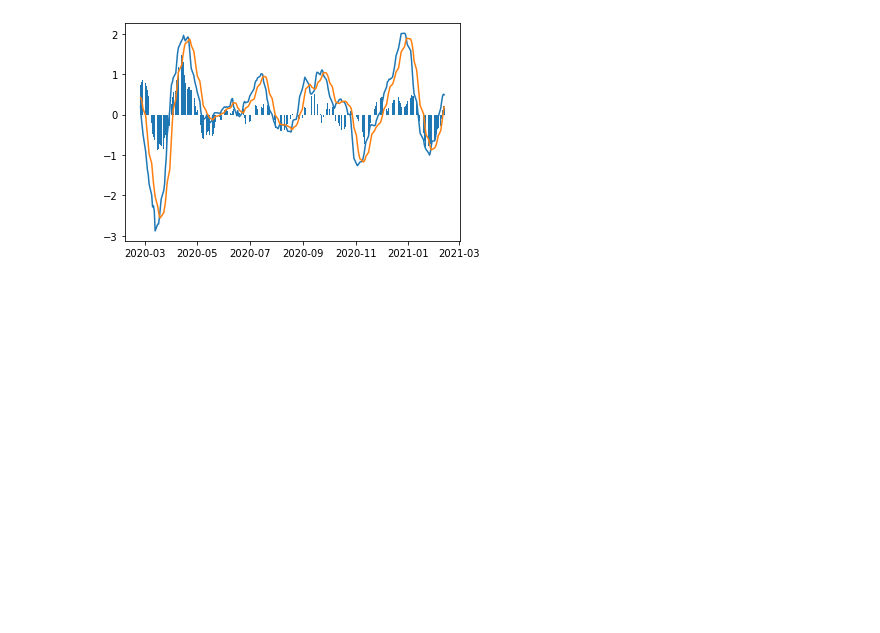
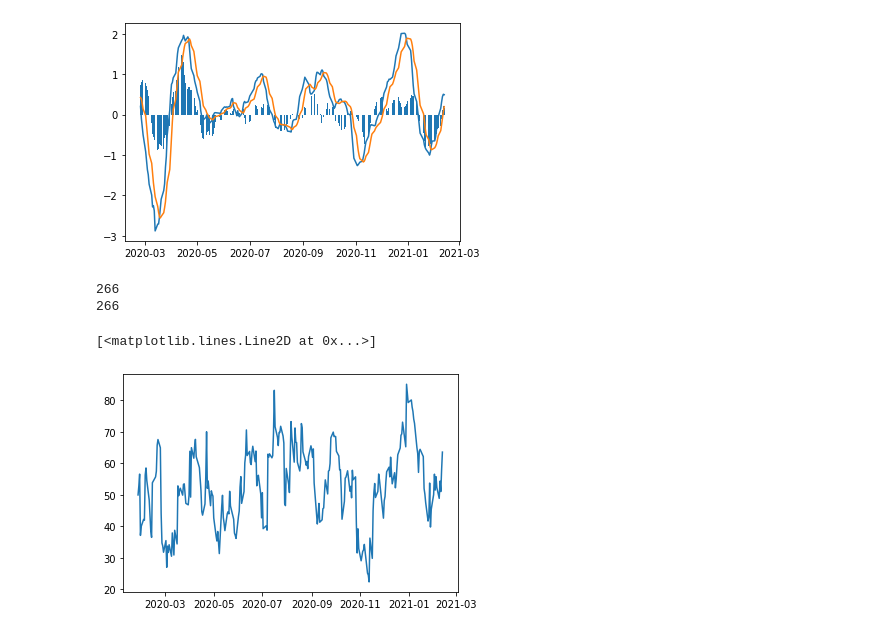
Before and after one commit to 0100101001010000/PyTechnicalIndicators, a Jupyter notebook: Example/test.ipynb, the cells around one changed output. Drawn from its saved outputs; the diff is of its cells as text; code cells hidden in the pictures; blank space fills up the shorter version.

```diff
--- a/Example/test.ipynb
+++ b/Example/test.ipynb
@@ -263,0 +310,13 @@ print(personalised_ichimoku_cloud_df)
+# %%
+rsi = strength_indicators.relative_strength_index(data['Typical Price'])
+rsi_x = data.index[14:]
+print(len(rsi))
+print(len(rsi_x))
+fig_rsi = plt.figure()
+ax_rsi = fig_rsi.add_subplot()
+ax_rsi.plot(rsi_x, rsi)
+# %% [output]
+266
+266
+[<matplotlib.lines.Line2D at 0x...>]
+[figure, added]
```
Also changed, not shown: parts of 20 cells of this notebook, 1 other file.
